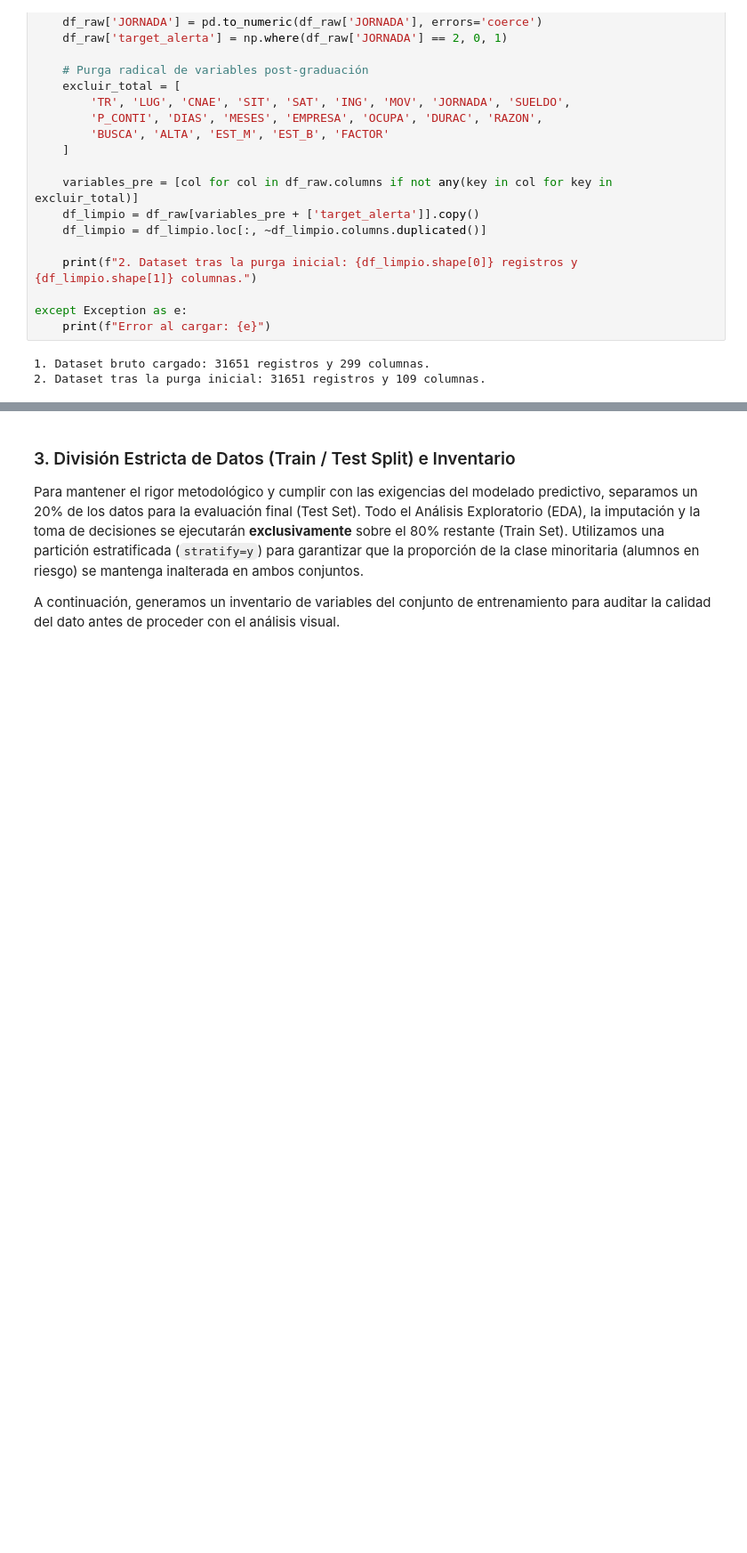
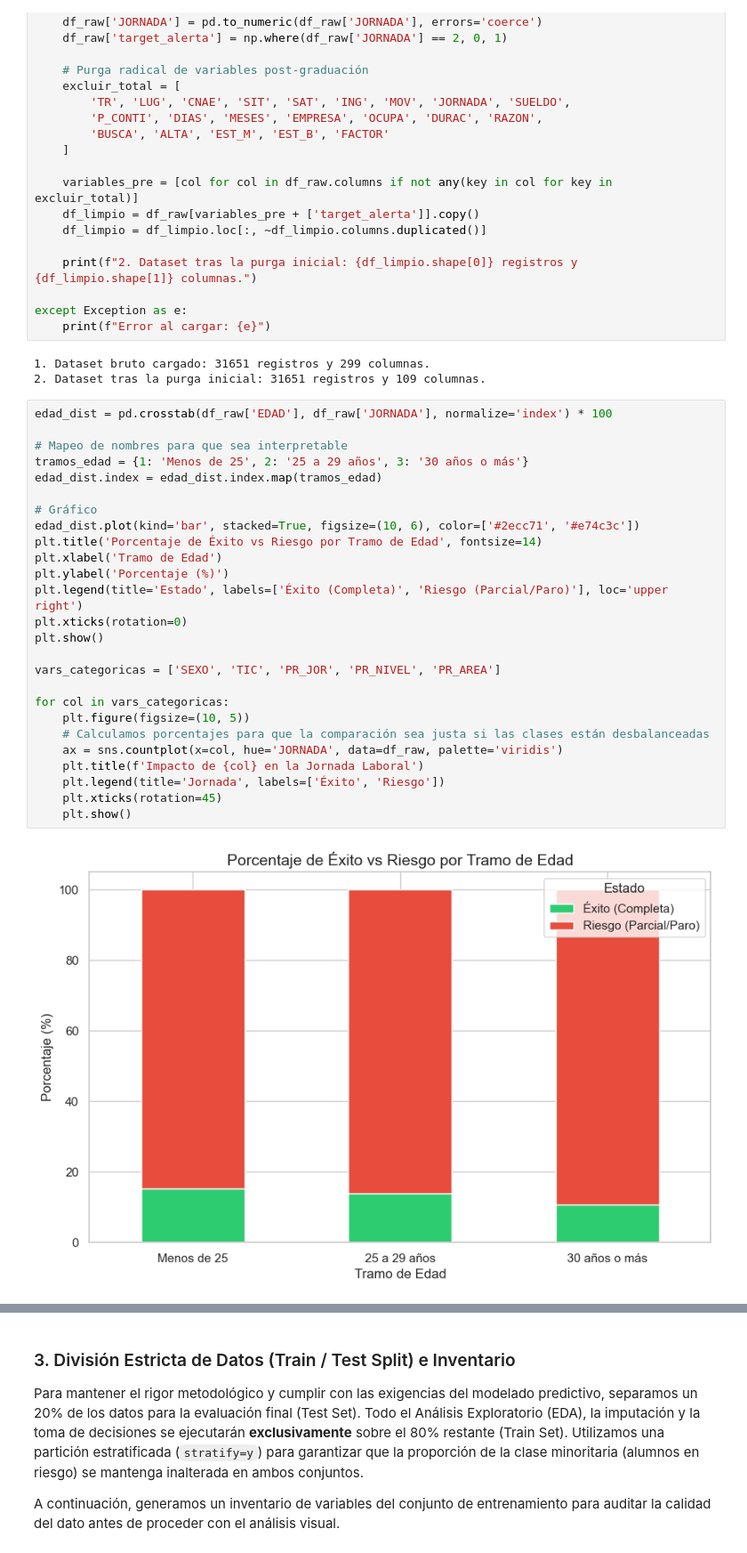
Before and after one commit to JorgeMedina02/mvc-proyecto-grupo-6, a Jupyter notebook: notebooks/01_EDA.ipynb, the cells around one changed output, grey strips where cells are left out. Shown at 89% size. Drawn from its saved outputs; the diff is of its cells as text; blank space fills up the shorter version.

Commit message:
Añadidos gráficos antes del punto 3

```diff
--- a/notebooks/01_EDA.ipynb
+++ b/notebooks/01_EDA.ipynb
@@ -53,3 +53,31 @@ except Exception as e:
 # %% [output]
 1. Dataset bruto cargado: 31651 registros y 299 columnas.
 2. Dataset tras la purga inicial: 31651 registros y 109 columnas.
+# %%
+edad_dist = pd.crosstab(df_raw['EDAD'], df_raw['JORNADA'], normalize='index') * 100
+
+# Mapeo de nombres para que sea interpretable
+tramos_edad = {1: 'Menos de 25', 2: '25 a 29 años', 3: '30 años o más'}
+edad_dist.index = edad_dist.index.map(tramos_edad)
+
+# Gráfico
+edad_dist.plot(kind='bar', stacked=True, figsize=(10, 6), color=['#2ecc71', '#e74c3c'])
+plt.title('Porcentaje de Éxito vs Riesgo por Tramo de Edad', fontsize=14)
+plt.xlabel('Tramo de Edad')
+plt.ylabel('Porcentaje (%)')
+plt.legend(title='Estado', labels=['Éxito (Completa)', 'Riesgo (Parcial/Paro)'], loc='upper right')
+plt.xticks(rotation=0)
+plt.show()
+
+vars_categoricas = ['SEXO', 'TIC', 'PR_JOR', 'PR_NIVEL', 'PR_AREA']
+
+for col in vars_categoricas:
+    plt.figure(figsize=(10, 5))
+    # Calculamos porcentajes para que la comparación sea justa si las clases están desbalanceadas
+    ax = sns.countplot(x=col, hue='JORNADA', data=df_raw, palette='viridis')
+    plt.title(f'Impacto de {col} en la Jornada Laboral')
+    plt.legend(title='Jornada', labels=['Éxito', 'Riesgo'])
+    plt.xticks(rotation=45)
+    plt.show()
+# %% [output]
+[figure, added]
```
Also changed, not shown: parts of 5 cells of this notebook.
